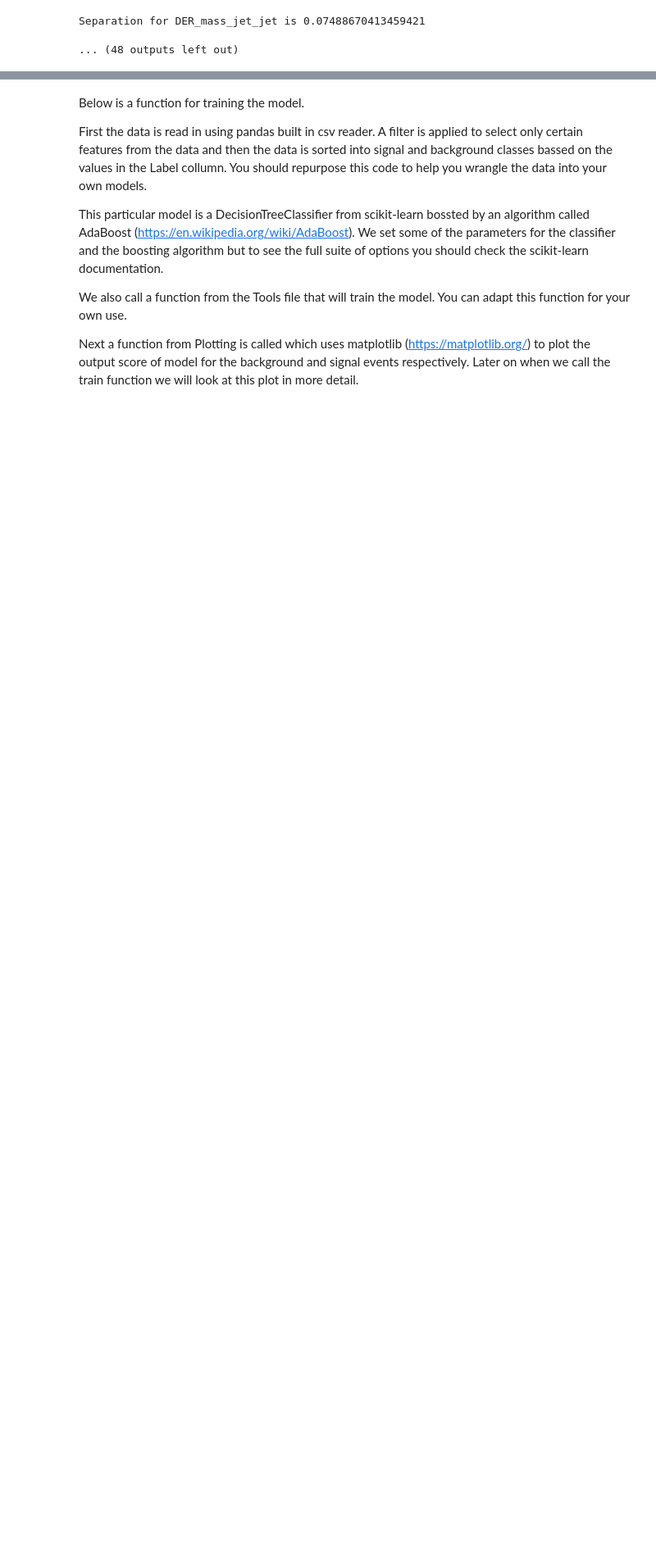
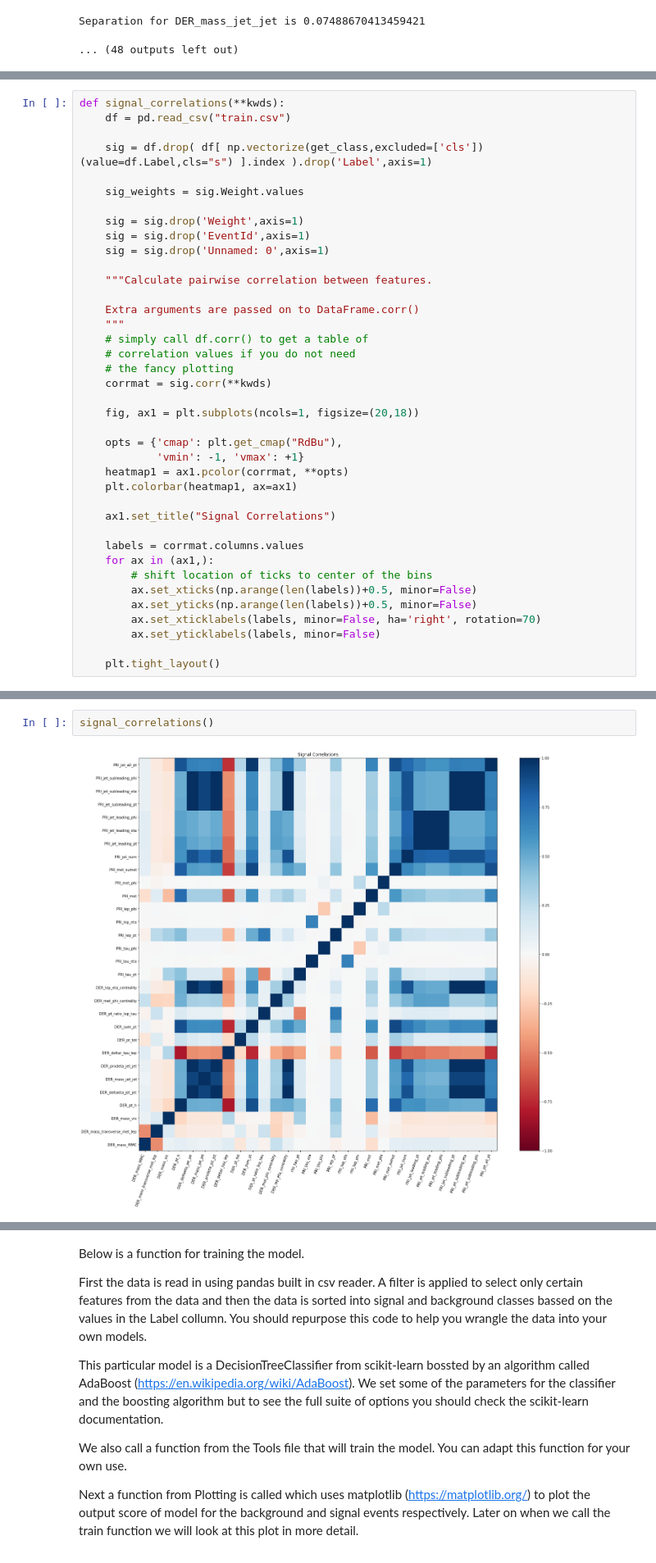
Before and after one commit to meevans1/HiggsML, a Jupyter notebook: HiggsKaggleExample.ipynb, the cells around one changed output, grey strips where cells are left out. Shown: that part at 82% size. Cells and saved outputs as stored; diff of their text form; blank space fills up the shorter version.

Commit message:
Added correlation matrices for signal and background

```diff
--- a/HiggsKaggleExample.ipynb
+++ b/HiggsKaggleExample.ipynb
@@ -78,0 +81,39 @@ Separation for DER_mass_jet_jet is 0.07488670413459421
+# %%
+def signal_correlations(**kwds):
+    df = pd.read_csv("train.csv")
+
+    sig = df.drop( df[ np.vectorize(get_class,excluded=['cls'])(value=df.Label,cls="s") ].index ).drop('Label',axis=1)
+
+    sig_weights = sig.Weight.values
+
+    sig = sig.drop('Weight',axis=1)
+    sig = sig.drop('EventId',axis=1)
+    sig = sig.drop('Unnamed: 0',axis=1)
+
+    """Calculate pairwise correlation between features.
+
+    Extra arguments are passed on to DataFrame.corr()
+    """
+    # simply call df.corr() to get a table of
+    # correlation values if you do not need
+    # the fancy plotting
+    corrmat = sig.corr(**kwds)
+
+    fig, ax1 = plt.subplots(ncols=1, figsize=(20,18))
+
+    opts = {'cmap': plt.get_cmap("RdBu"),
+            'vmin': -1, 'vmax': +1}
+    heatmap1 = ax1.pcolor(corrmat, **opts)
+    plt.colorbar(heatmap1, ax=ax1)
+
+    ax1.set_title("Signal Correlations")
+
+    labels = corrmat.columns.values
+    for ax in (ax1,):
+        # shift location of ticks to center of the bins
+        ax.set_xticks(np.arange(len(labels))+0.5, minor=False)
+        ax.set_yticks(np.arange(len(labels))+0.5, minor=False)
+        ax.set_xticklabels(labels, minor=False, ha='right', rotation=70)
+        ax.set_yticklabels(labels, minor=False)
+
+    plt.tight_layout()
@@ -78,0 +159,4 @@ Separation for DER_mass_jet_jet is 0.07488670413459421
+# %%
+signal_correlations()
+# %% [output]
+[figure, added]
```
Also changed, not shown: parts of 5 cells of this notebook.
